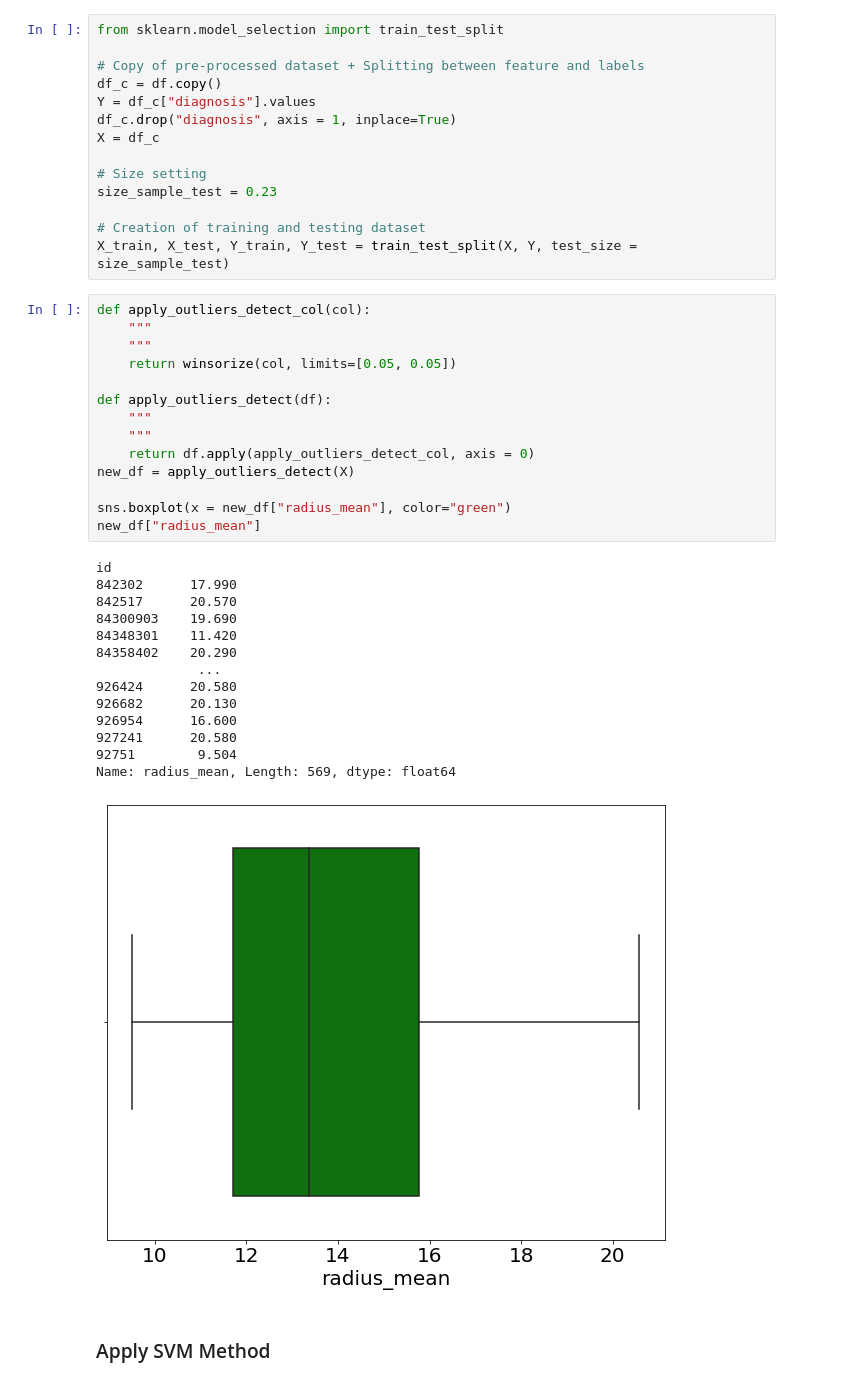
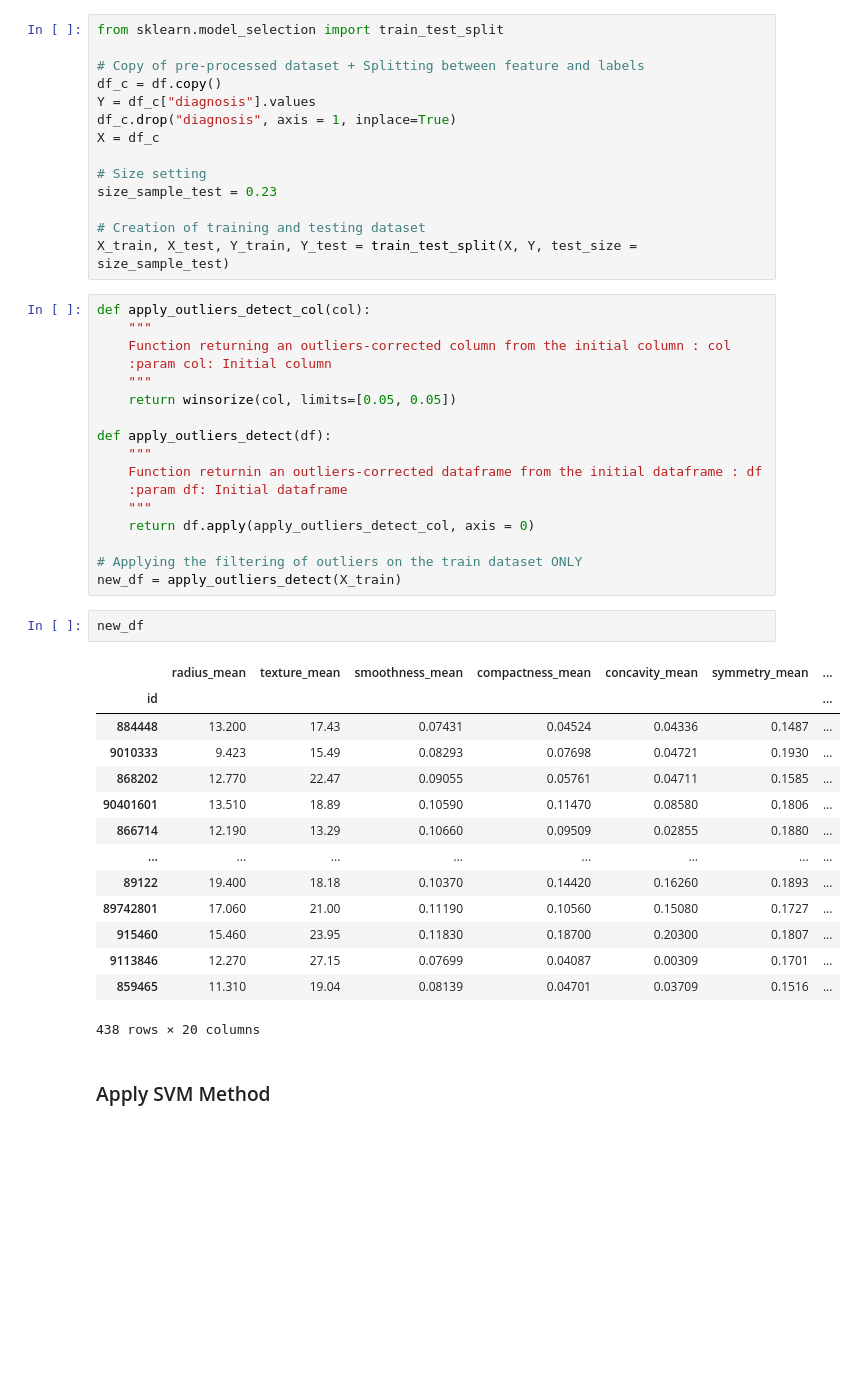
Before and after one commit to lcsrodriguez/intro-ml-assignment, a Jupyter notebook: assignment.ipynb, the cells around one changed output. Cells and saved outputs as stored; diff of their text form; blank space fills up the shorter version.

```diff
--- a/assignment.ipynb
+++ b/assignment.ipynb
@@ -596,34 +626,39 @@ size_sample_test = 0.23
 
 # Creation of training and testing dataset
 X_train, X_test, Y_train, Y_test = train_test_split(X, Y, test_size = size_sample_test)
-# %%
-def apply_outliers_detect_col(col):
-    """
-    """
-    return winsorize(col, limits=[0.05, 0.05])
-
-def apply_outliers_detect(df):
-    """
-    """
-    return df.apply(apply_outliers_detect_col, axis = 0)
-new_df = apply_outliers_detect(X)
-
-sns.boxplot(x = new_df["radius_mean"], color="green")
-new_df["radius_mean"]
-# %% [output]
-id
-842302      17.990
-842517      20.570
-84300903    19.690
-84348301    11.420
-84358402    20.290
-             ...
-926424      20.580
-926682      20.130
-926954      16.600
-927241      20.580
-92751        9.504
-Name: radius_mean, Length: 569, dtype: float64
-[figure, removed]
+# %%
+def apply_outliers_detect_col(col):
+    """
+    Function returning an outliers-corrected column from the initial column : col
+    :param col: Initial column
+    """
+    return winsorize(col, limits=[0.05, 0.05])
+
+def apply_outliers_detect(df):
+    """
+    Function returnin an outliers-corrected dataframe from the initial dataframe : df
+    :param df: Initial dataframe
+    """
+    return df.apply(apply_outliers_detect_col, axis = 0)
+
+# Applying the filtering of outliers on the train dataset ONLY
+new_df = apply_outliers_detect(X_train)
+# %%
+new_df
+# %% [output]
+|  | radius_mean | texture_mean | smoothness_mean | compactness_mean | concavity_mean | symmetry_mean | ... |
+| id |  |  |  |  |  |  | ... |
+| 884448 | 13.200 | 17.43 | 0.07431 | 0.04524 | 0.04336 | 0.1487 | ... |
+| 9010333 | 9.423 | 15.49 | 0.08293 | 0.07698 | 0.04721 | 0.1930 | ... |
+| 868202 | 12.770 | 22.47 | 0.09055 | 0.05761 | 0.04711 | 0.1585 | ... |
+| 90401601 | 13.510 | 18.89 | 0.10590 | 0.11470 | 0.08580 | 0.1806 | ... |
+| 866714 | 12.190 | 13.29 | 0.10660 | 0.09509 | 0.02855 | 0.1880 | ... |
+| ... | ... | ... | ... | ... | ... | ... | ... |
+| 89122 | 19.400 | 18.18 | 0.10370 | 0.14420 | 0.16260 | 0.1893 | ... |
+| 89742801 | 17.060 | 21.00 | 0.11190 | 0.10560 | 0.15080 | 0.1727 | ... |
+| 915460 | 15.460 | 23.95 | 0.11830 | 0.18700 | 0.20300 | 0.1807 | ... |
+| 9113846 | 12.270 | 27.15 | 0.07699 | 0.04087 | 0.00309 | 0.1701 | ... |
+| 859465 | 11.310 | 19.04 | 0.08139 | 0.04701 | 0.03709 | 0.1516 | ... |
+438 rows × 20 columns
 # %% [markdown]
 ### Apply SVM Method
```
Also changed, not shown: parts of 55 cells of this notebook.
